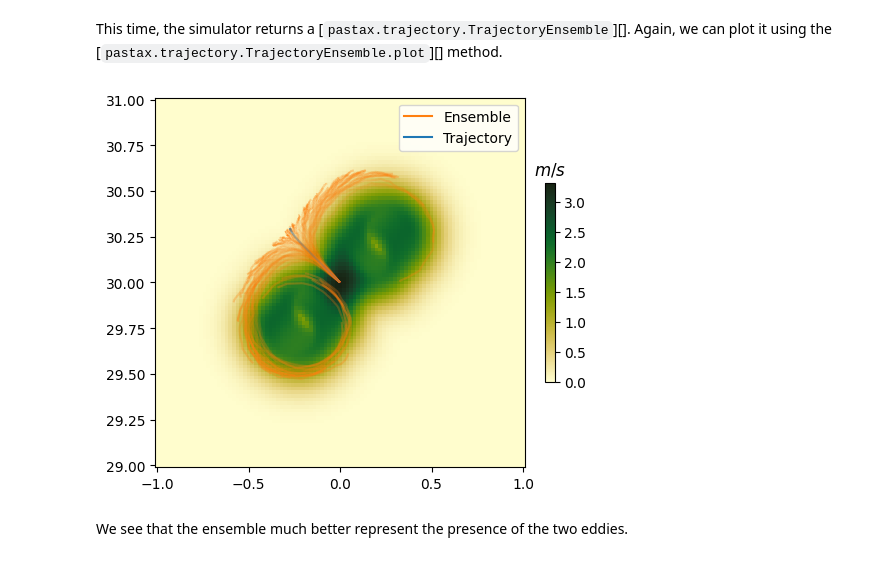
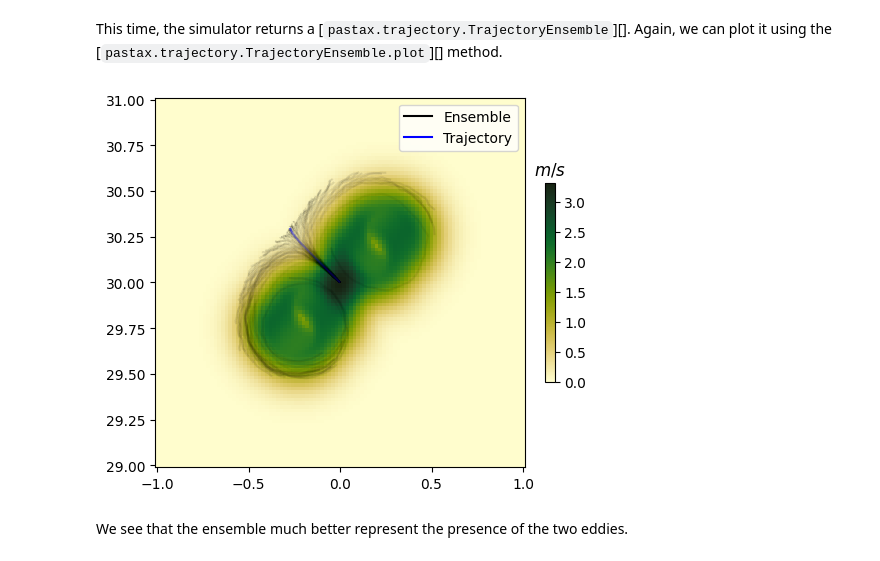
Before and after one commit to vadmbertr/pastax, a Jupyter notebook: docs/getting_started.ipynb, the cells around one changed output. Drawn from its saved outputs; the diff is of its cells as text; code cells hidden in the pictures.

```diff
--- a/docs/getting_started.ipynb
+++ b/docs/getting_started.ipynb
@@ -25,7 +28,7 @@ nt = 49
 lat = jnp.linspace(29, 31, ny)
 lon = jnp.linspace(-1, 1, nx)
 
-dt = jnp.asarray(1 * 60 * 60)  # 1 hour in seconds
+dt = 1 * 60 * 60  # 1 hour in seconds
 ts = jnp.linspace(0, dt * (nt - 1), nt)  # discretize interval of 2 days in seconds
 # %% [markdown]
 Below we defined the $\mathbf{u}_u$ and $\mathbf{u}_v$ fields, considering circular and geostrophic eddies.
@@ -136,7 +139,7 @@ x0 = Location([30, 0])
 We also define the time range of the simulated trajectory, and the initial integration timestep.
 # %%
 ts_sim = ts[1:-1]
-dt0 = jnp.asarray(15 * 60)  # integration timestep: 15 minutes in seconds
+dt0 = 60 * 60  # integration timestep: 60 minutes in seconds
 # %% [markdown]
 ### Generating a single trajectory
 
@@ -215,7 +218,7 @@ from pastax.dynamics import StochasticSmagorinskyDiffusion
 from pastax.simulator import StochasticSimulator
 
 
-n_samples = jnp.asarray(100)
+n_samples = 100
 
 ens_sim = StochasticSimulator()
 smag_dynamics = StochasticSmagorinskyDiffusion.from_cs(cs=1e-1)
@@ -234,23 +237,23 @@ Again, we can plot it using the [`pastax.trajectory.TrajectoryEnsemble.plot`][]
 # %%
 fig, ax = plt.subplots()
 
 # plot the field
 im = ax.pcolormesh(lon, lat, jnp.sqrt((u**2 + v**2)).max(axis=0), cmap=cmo.speed, vmin=0)
 clb = fig.colorbar(im, ax=ax, orientation="vertical", fraction=0.02, pad=0.04)
 _ = clb.ax.set_title("$m/s$")
 
 # add the ensemble
-ax = traj_ens.plot(ax, label="Ensemble", color="tab:orange")
+ax = traj_ens.plot(ax, label="Ensemble", color="black", alpha_factor=0.3)
 
 # add the trajectory on top
-ax = traj.plot(ax, label="Trajectory", color="tab:blue")
+ax = traj.plot(ax, label="Trajectory", color="blue")
 
 ax.set_aspect("equal")
 ax.legend()
 
 plt.show()
 # %% [output]
-[figure, old version]
+[figure, new version]
 # %% [markdown]
 We see that the ensemble much better represent the presence of the two eddies.
 # %% [markdown]
```
Also changed, not shown: parts of 42 cells of this notebook, 1 other file.
